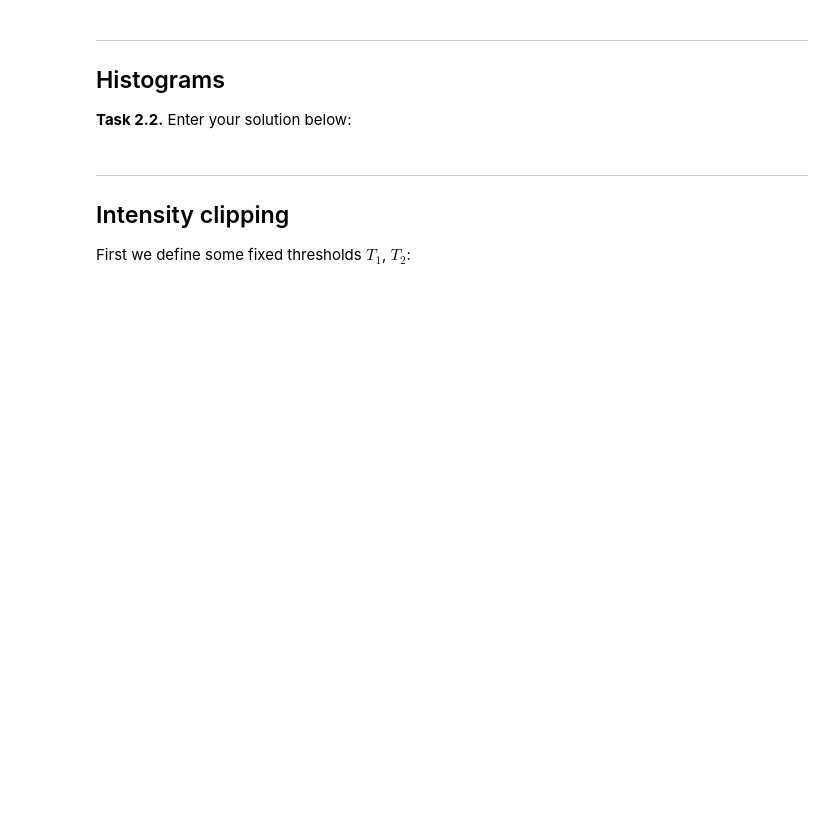
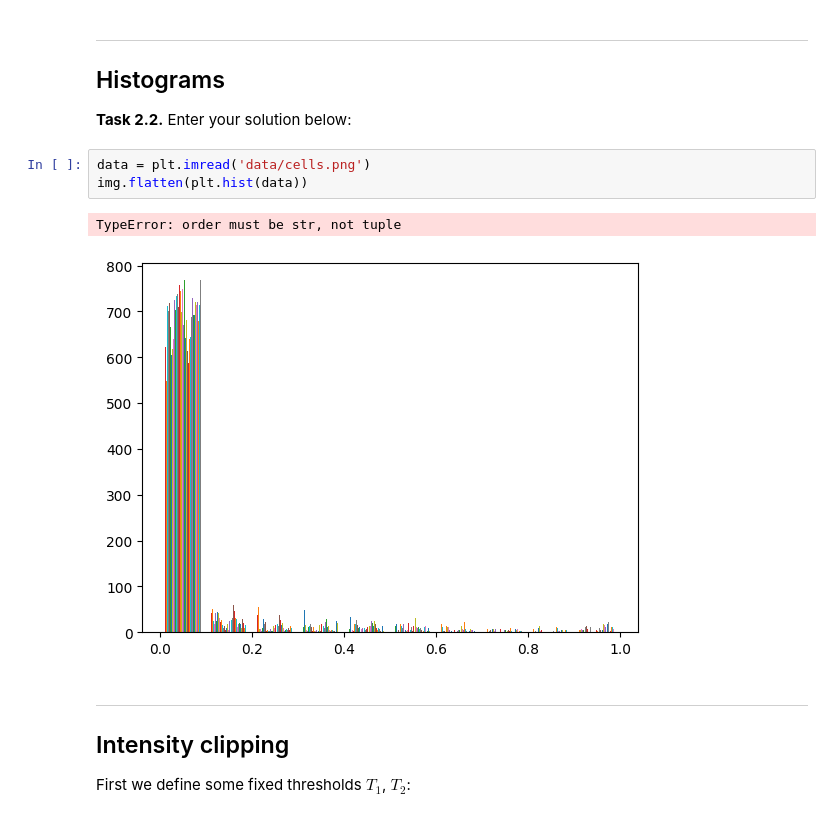
Before and after one commit to antoniabartz/mobi-fs3-python, a Jupyter notebook: task2.ipynb, the cells around one changed output. Saved outputs shown, nothing was run; the diff lists cells and outputs as text; blank space fills up the shorter version.

```diff
--- a/task2.ipynb
+++ b/task2.ipynb
@@ -23,6 +22,12 @@ NameError: name 'plt' is not defined
 ## Histograms
 
 **<a id="#">Task 2.2.</a>** Enter your solution below:
+# %%
+data = plt.imread('data/cells.png')
+img.flatten(plt.hist(data))
+# %% [output]
+TypeError: order must be str, not tuple
+[figure, added]
 # %% [markdown]
 ---
 
```
Also changed, not shown: parts of 5 cells of this notebook.
